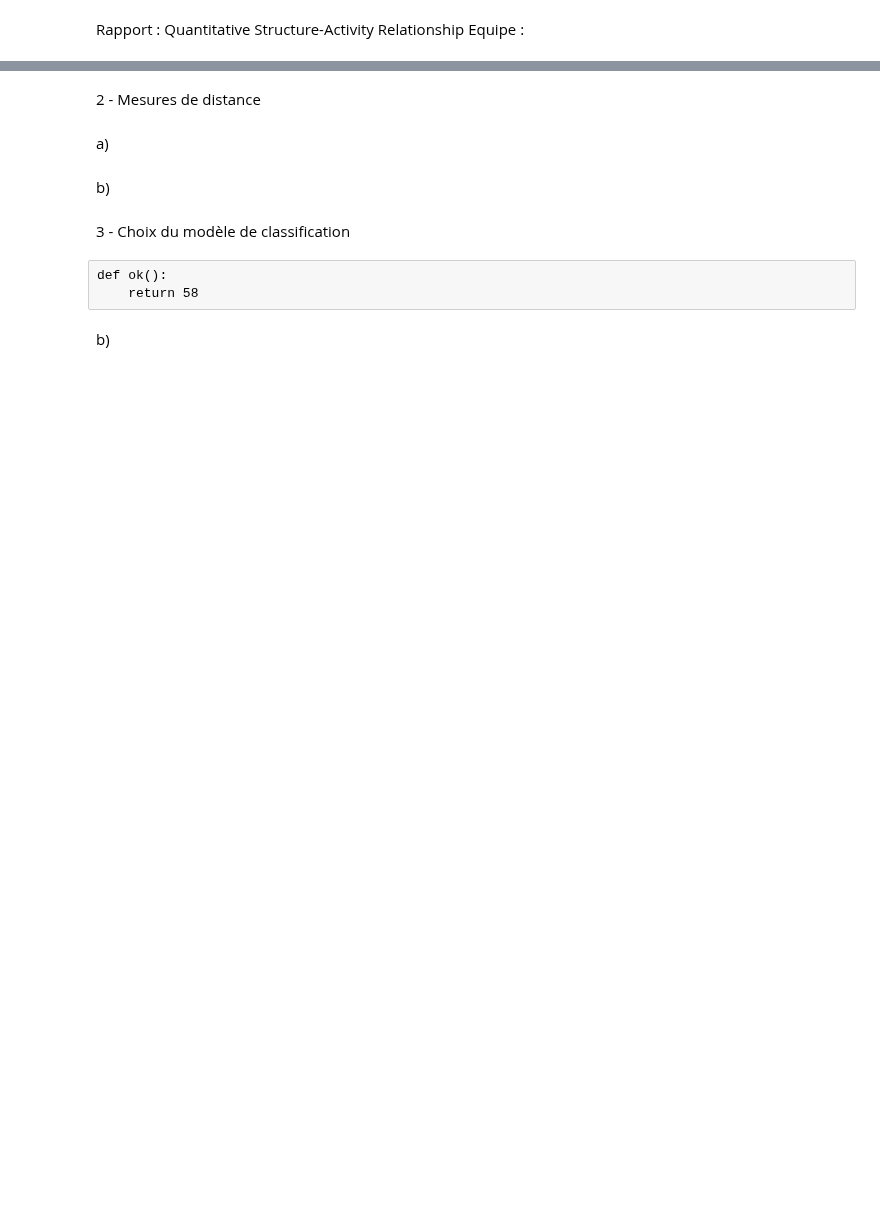
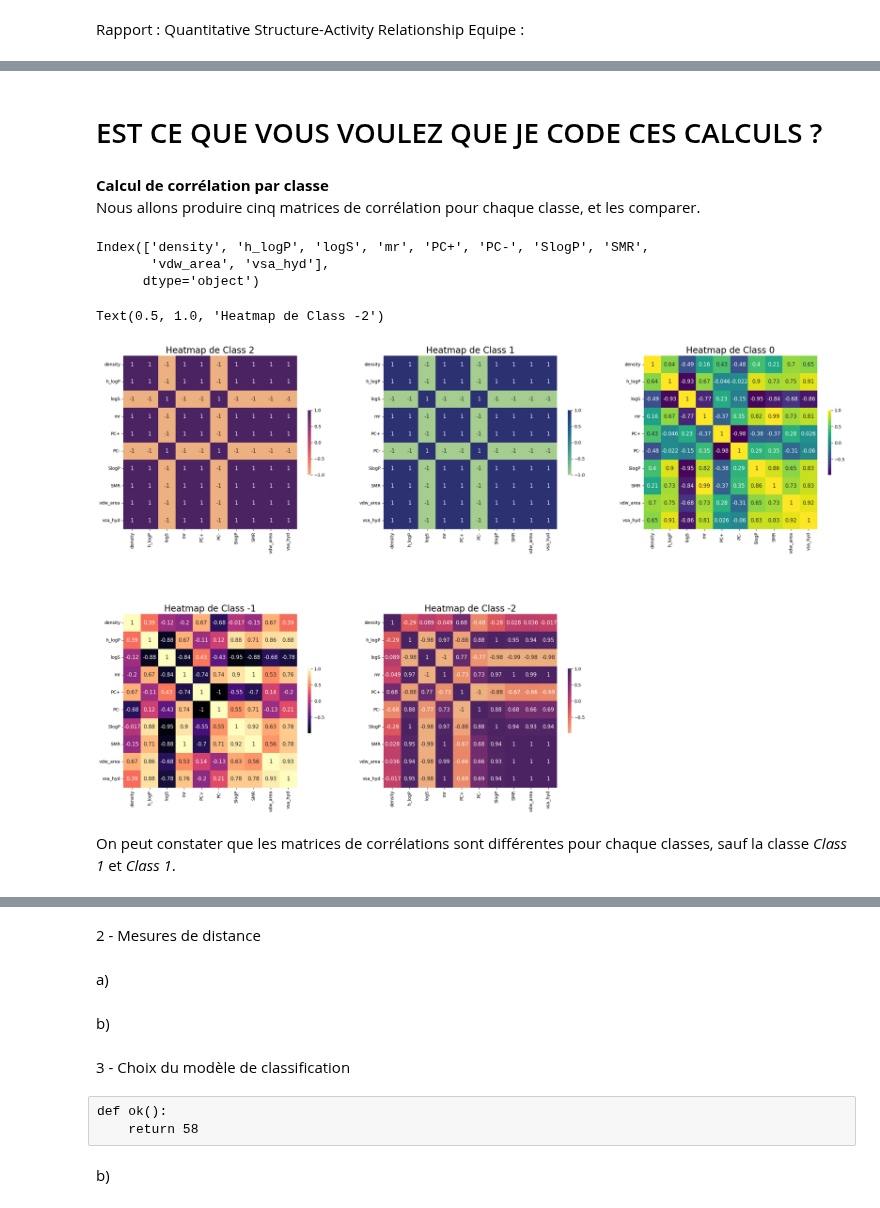
Before and after one commit to KHALOUIoussama/TP1-IFT-870, a Jupyter notebook: raport.ipynb, the cells around one changed output, grey strips where cells are left out. Saved outputs shown, nothing was run; the diff lists cells and outputs as text; code cells hidden in the pictures; blank space fills up the shorter version.

```diff
--- a/raport.ipynb
+++ b/raport.ipynb
@@ -319,0 +318,55 @@ c)
+# %% [markdown]
+# EST CE QUE VOUS VOULEZ QUE JE CODE CES CALCULS ?
+# %% [markdown]
+**Calcul de corrélation par classe** \
+Nous allons produire cinq matrices de corrélation pour chaque classe, et les comparer.
+# %%
+# Création des dataframe pour chaque classe
+df_Class_m2 = data.loc[data['Class'] == "Class -2"]
+df_Class_m1 = data.loc[data['Class'] == "Class -1"]
+df_Class_0 = data.loc[data['Class'] == "Class 0"]
+df_Class_1 = data.loc[data['Class'] == "Class 1"]
+df_Class_2 = data.loc[data['Class'] == "Class 2"]
+
+# Conservation que des 10 meilleurs attributs
+df_Class_m2 = df_Class_m2.filter(best_attribute)
+df_Class_m1 = df_Class_m1.filter(best_attribute)
+df_Class_0 = df_Class_0.filter(best_attribute)
+df_Class_1 = df_Class_2.filter(best_attribute)
+df_Class_2 = df_Class_2.filter(best_attribute)
+# %% [output]
+Index(['density', 'h_logP', 'logS', 'mr', 'PC+', 'PC-', 'SlogP', 'SMR',
+       'vdw_area', 'vsa_hyd'],
+      dtype='object')
+# %%
+# Matrice de corrélation de chaque classe
+C2_corr = df_Class_2.corr()
+C1_corr = df_Class_1.corr()
+C0_corr = df_Class_0.corr()
+Cm1_corr = df_Class_m1.corr()
+Cm2_corr = df_Class_m2.corr()
+# %%
+fig = plt.figure(figsize = (30,30)) # width x height
+ax1 = fig.add_subplot(3, 3, 1) # row, column, position
+ax2 = fig.add_subplot(3, 3, 2)
+ax3 = fig.add_subplot(3, 3, 3)
+ax4 = fig.add_subplot(3, 3, 4)
+ax5 = fig.add_subplot(3, 3, 5)
+
+# We use ax parameter to tell seaborn which subplot to use for this plot
+sns.heatmap(data=C2_corr, ax=ax1, cmap = "flare", square=True, cbar_kws={'shrink': .3}, annot=True, annot_kws={'fontsize': 12})
+sns.heatmap(data=C1_corr, ax=ax2, cmap = "crest", square=True, cbar_kws={'shrink': .3}, annot=True, annot_kws={'fontsize': 12})
+sns.heatmap(data=C0_corr, ax=ax3, cmap = "viridis", square=True, cbar_kws={'shrink': .3}, annot=True, annot_kws={'fontsize': 12})
+sns.heatmap(data=Cm1_corr, ax=ax4, cmap = "magma", square=True, cbar_kws={'shrink': .3}, annot=True, annot_kws={'fontsize': 12})
+sns.heatmap(data=Cm2_corr, ax=ax5, cmap = "flare", square=True, cbar_kws={'shrink': .3}, annot=True, annot_kws={'fontsize': 12})
+
+ax1.set_title("Heatmap de Class 2",fontsize = 20)
+ax2.set_title("Heatmap de Class 1",fontsize = 20)
+ax3.set_title("Heatmap de Class 0",fontsize = 20)
+ax4.set_title("Heatmap de Class -1",fontsize = 20)
+ax5.set_title("Heatmap de Class -2",fontsize = 20)
+# %% [output]
+Text(0.5, 1.0, 'Heatmap de Class -2')
+[figure, added]
+# %% [markdown]
+On peut constater que les matrices de corrélations sont différentes pour chaque classes, sauf la classe *Class 1* et *Class 1*.
```
Also changed, not shown: parts of 67 cells of this notebook, 1 other file.
